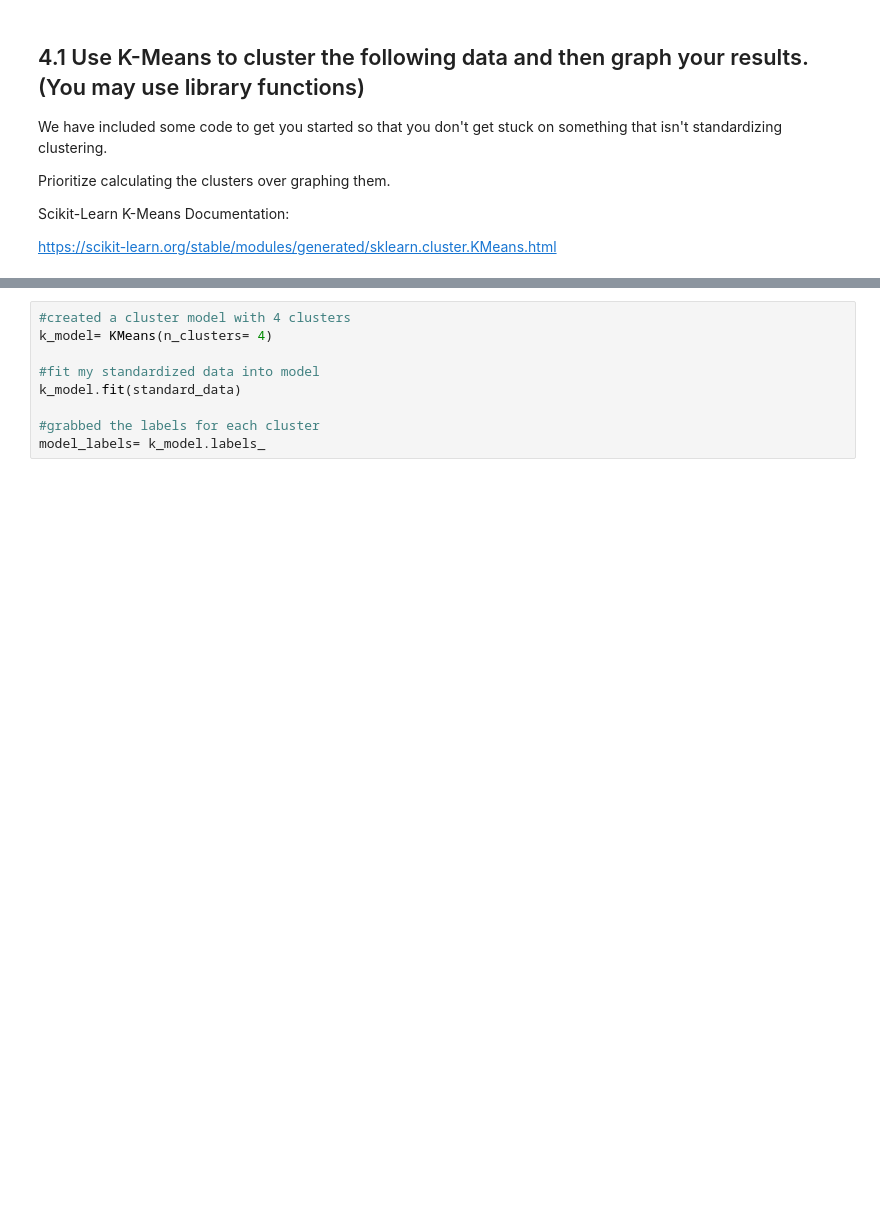
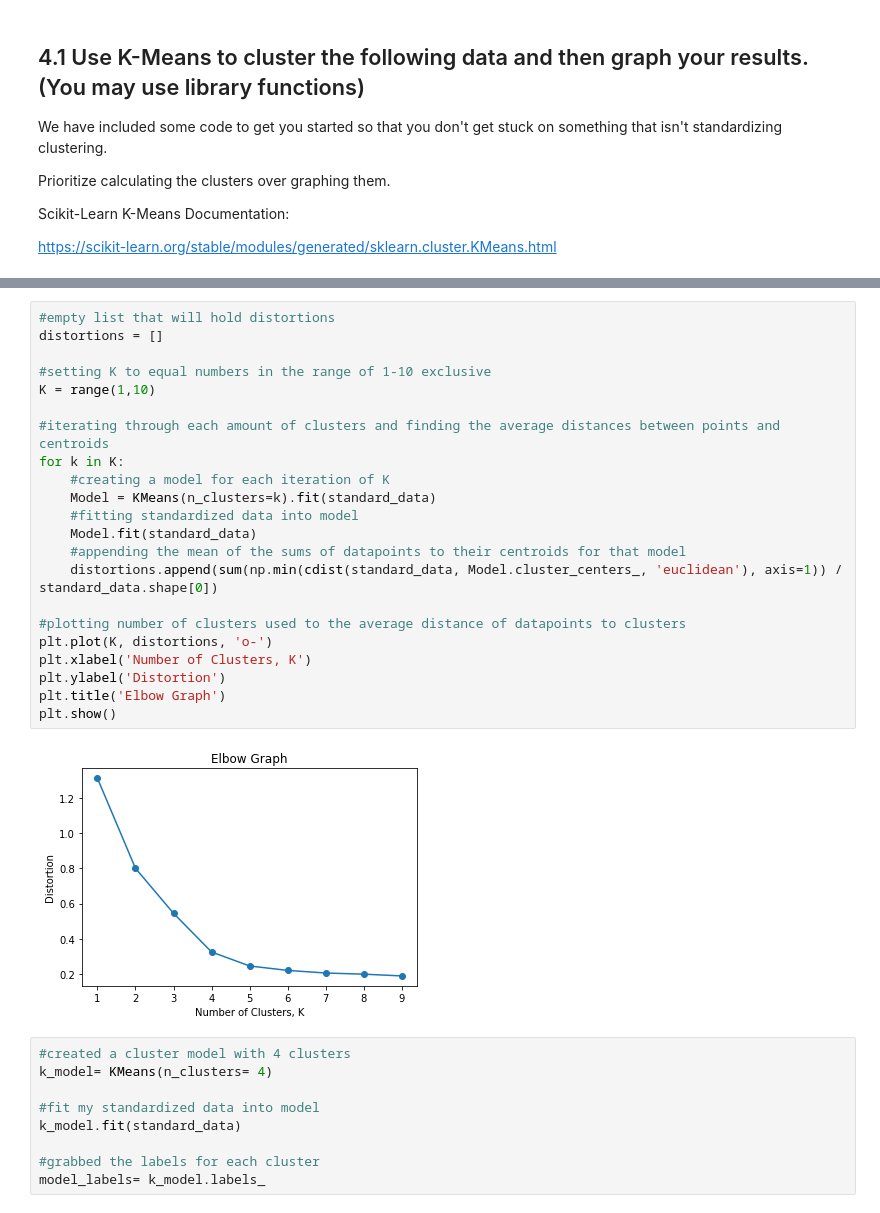
Before and after one commit to alvinwalker314/AB-Demo, a Jupyter notebook: Linear_Algebra_Sprint_Challenge.ipynb, the cells around one changed output, grey strips where cells are left out. Cells and saved outputs as stored; diff of their text form; blank space fills up the shorter version.

Commit message:
Added Elbow

```diff
--- a/Linear_Algebra_Sprint_Challenge.ipynb
+++ b/Linear_Algebra_Sprint_Challenge.ipynb
@@ -240,3 +238,27 @@ y_standard_data= standard_data.T[1]
+# %%
+#empty list that will hold distortions
+distortions = []
+
+#setting K to equal numbers in the range of 1-10 exclusive
+K = range(1,10)
+
+#iterating through each amount of clusters and finding the average distances between points and centroids
+for k in K:
+    #creating a model for each iteration of K
+    Model = KMeans(n_clusters=k).fit(standard_data)
+    #fitting standardized data into model
+    Model.fit(standard_data)
+    #appending the mean of the sums of datapoints to their centroids for that model
+    distortions.append(sum(np.min(cdist(standard_data, Model.cluster_centers_, 'euclidean'), axis=1)) / standard_data.shape[0])
+
+#plotting number of clusters used to the average distance of datapoints to clusters
+plt.plot(K, distortions, 'o-')
+plt.xlabel('Number of Clusters, K')
+plt.ylabel('Distortion')
+plt.title('Elbow Graph')
+plt.show()
+# %% [output]
+[figure, added]
 # %%
 #created a cluster model with 4 clusters
 k_model= KMeans(n_clusters= 4)
```
Also changed, not shown: parts of 2 cells of this notebook.
